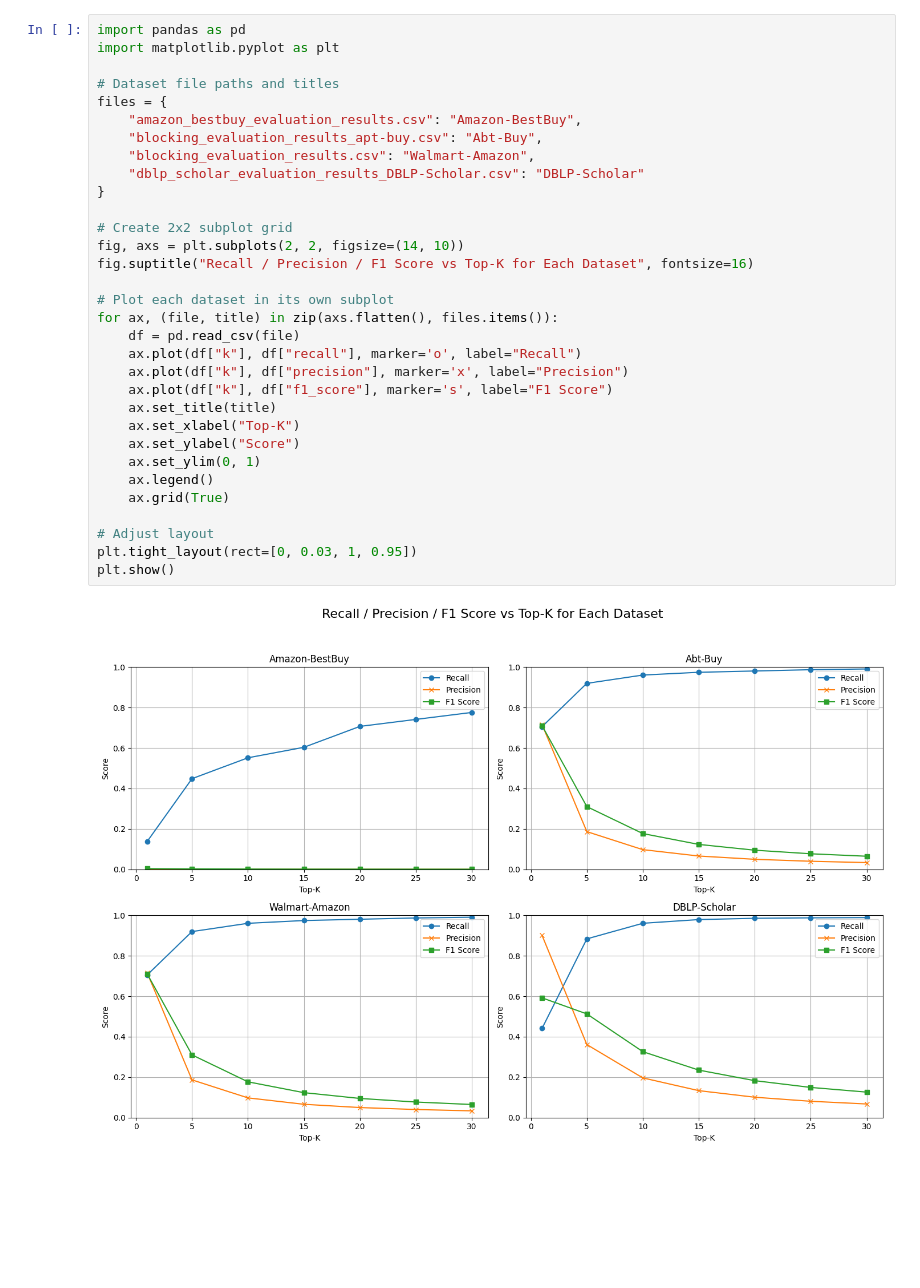
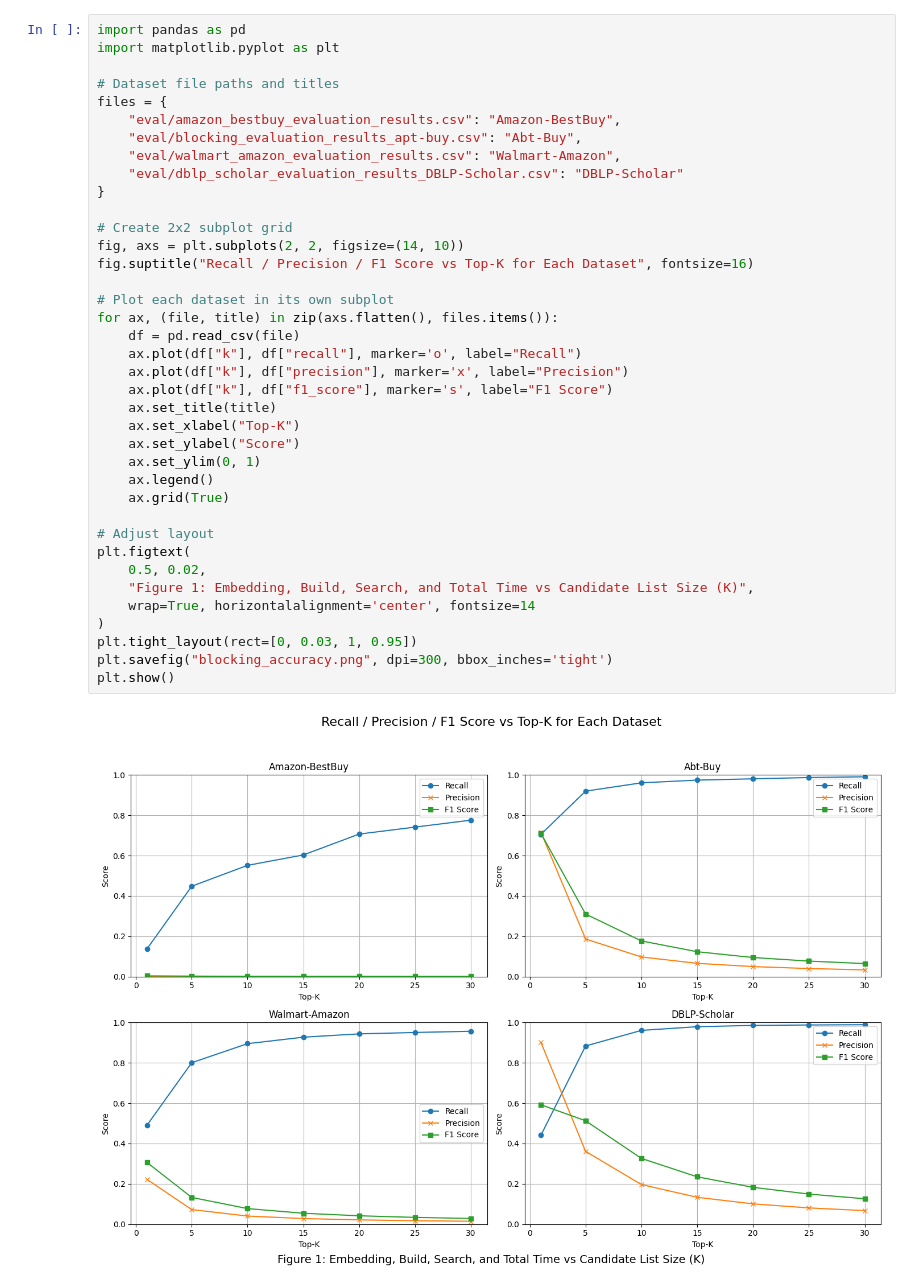
Before and after one commit to TCXiong/cs774, a Jupyter notebook: plot.ipynb, the cells around one changed output. Saved outputs shown, nothing was run; the diff lists cells and outputs as text; blank space fills up the shorter version.

Commit message:
update gpu eval

```diff
--- a/plot.ipynb
+++ b/plot.ipynb
@@ -1,34 +1,40 @@
 # %%
 import pandas as pd
 import matplotlib.pyplot as plt
 
 # Dataset file paths and titles
 files = {
-    "amazon_bestbuy_evaluation_results.csv": "Amazon-BestBuy",
-    "blocking_evaluation_results_apt-buy.csv": "Abt-Buy",
-    "blocking_evaluation_results.csv": "Walmart-Amazon",
-    "dblp_scholar_evaluation_results_DBLP-Scholar.csv": "DBLP-Scholar"
+    "eval/amazon_bestbuy_evaluation_results.csv": "Amazon-BestBuy",
+    "eval/blocking_evaluation_results_apt-buy.csv": "Abt-Buy",
+    "eval/walmart_amazon_evaluation_results.csv": "Walmart-Amazon",
+    "eval/dblp_scholar_evaluation_results_DBLP-Scholar.csv": "DBLP-Scholar"
 }
 
 # Create 2x2 subplot grid
 fig, axs = plt.subplots(2, 2, figsize=(14, 10))
 fig.suptitle("Recall / Precision / F1 Score vs Top-K for Each Dataset", fontsize=16)
 
 # Plot each dataset in its own subplot
 for ax, (file, title) in zip(axs.flatten(), files.items()):
     df = pd.read_csv(file)
     ax.plot(df["k"], df["recall"], marker='o', label="Recall")
     ax.plot(df["k"], df["precision"], marker='x', label="Precision")
     ax.plot(df["k"], df["f1_score"], marker='s', label="F1 Score")
     ax.set_title(title)
     ax.set_xlabel("Top-K")
     ax.set_ylabel("Score")
     ax.set_ylim(0, 1)
     ax.legend()
     ax.grid(True)
 
 # Adjust layout
+plt.figtext(
+    0.5, 0.02,
+    "Figure 1: Embedding, Build, Search, and Total Time vs Candidate List Size (K)",
+    wrap=True, horizontalalignment='center', fontsize=14
+)
 plt.tight_layout(rect=[0, 0.03, 1, 0.95])
+plt.savefig("blocking_accuracy.png", dpi=300, bbox_inches='tight')
 plt.show()
 # %% [output]
-[figure, old version]
+[figure, new version]
```
Also changed, not shown: parts of 2 cells of this notebook, 6 other files.
